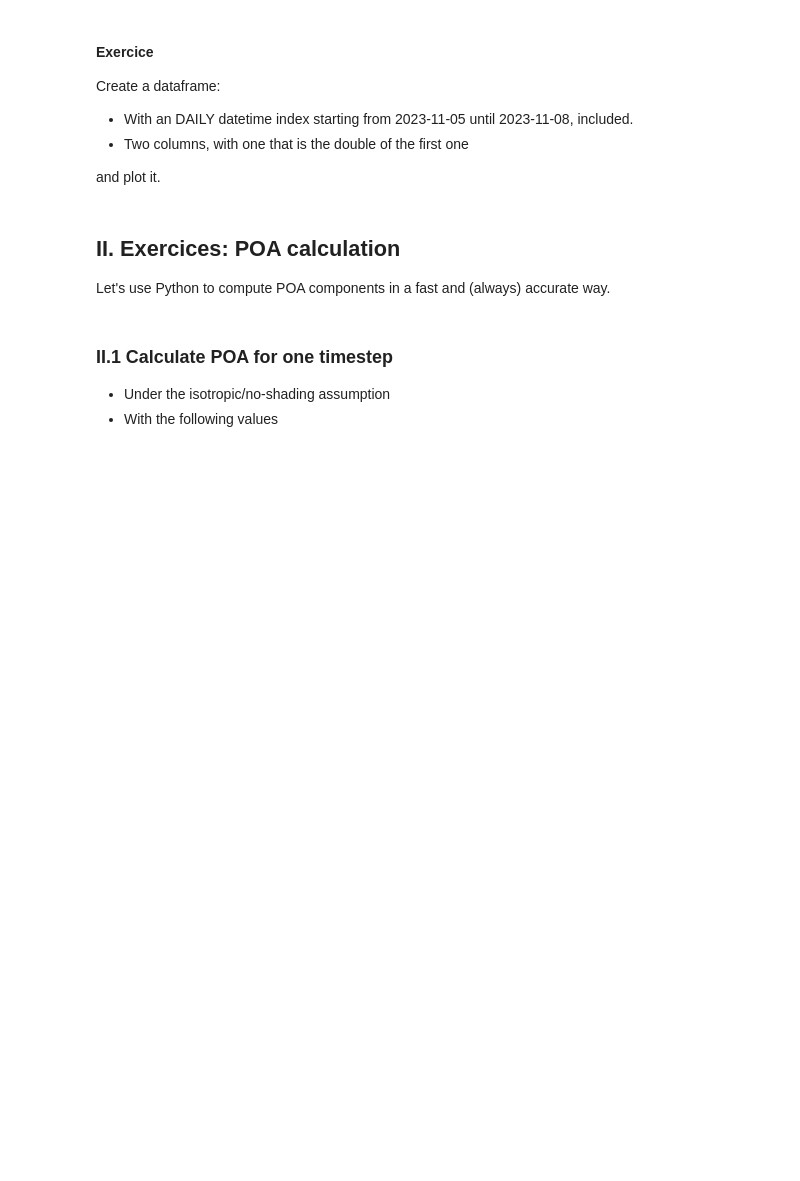
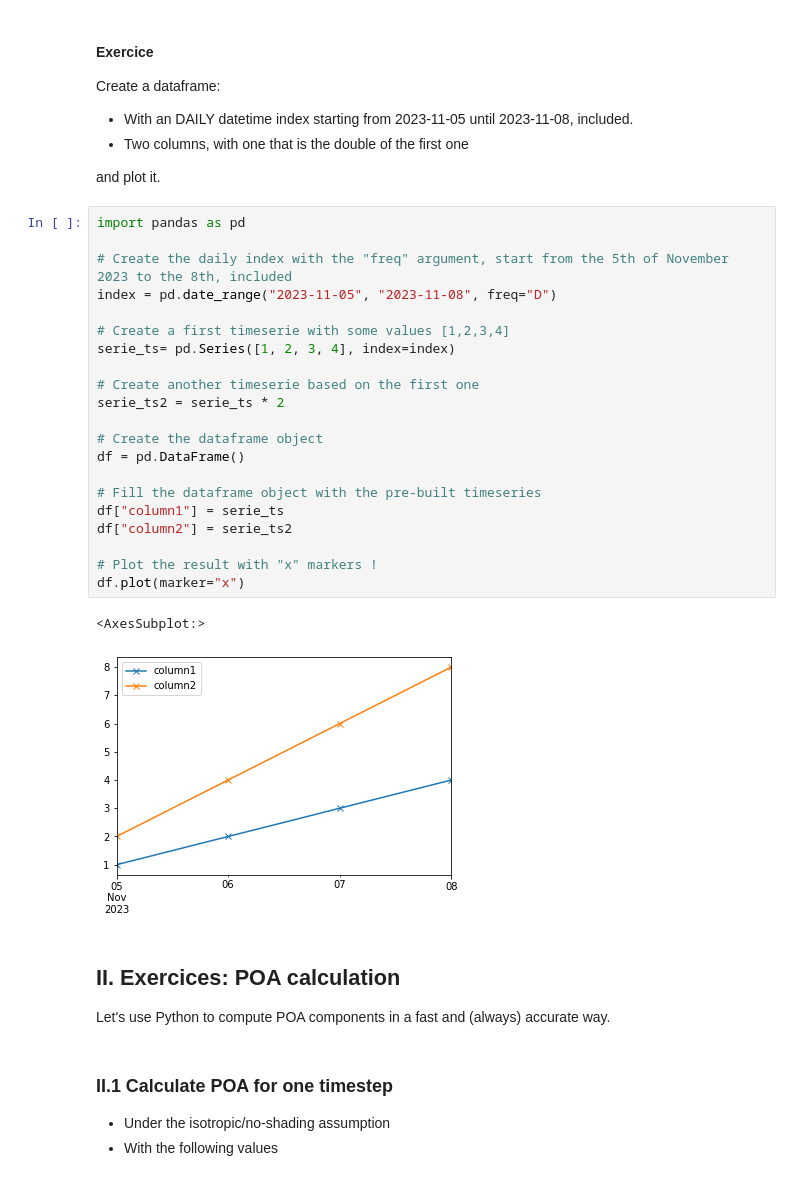
Before and after one commit to AlexandreHugoMathieu/pvfault_detection_solar_academy, a Jupyter notebook: notebooks/python_intro_poa.ipynb, the cells around one changed output. Drawn from its saved outputs; the diff is of its cells as text; blank space fills up the shorter version.

```diff
--- a/notebooks/python_intro_poa.ipynb
+++ b/notebooks/python_intro_poa.ipynb
@@ -152,6 +252,30 @@ Create a dataframe:
 - Two columns, with one that is the double of the first one
 
 and plot it.
+# %%
+import pandas as pd
+
+# Create the daily index with the "freq" argument, start from the 5th of November 2023 to the 8th, included
+index = pd.date_range("2023-11-05", "2023-11-08", freq="D")
+
+# Create a first timeserie with some values [1,2,3,4]
+serie_ts= pd.Series([1, 2, 3, 4], index=index)
+
+# Create another timeserie based on the first one
+serie_ts2 = serie_ts * 2
+
+# Create the dataframe object
+df = pd.DataFrame()
+
+# Fill the dataframe object with the pre-built timeseries
+df["column1"] = serie_ts
+df["column2"] = serie_ts2
+
+# Plot the result with "x" markers !
+df.plot(marker="x")
+# %% [output]
+<AxesSubplot:>
+[figure, added]
 # %% [markdown]
 ## II.  Exercices: POA calculation
 
```
Also changed, not shown: parts of 27 cells of this notebook, 2 other files.
